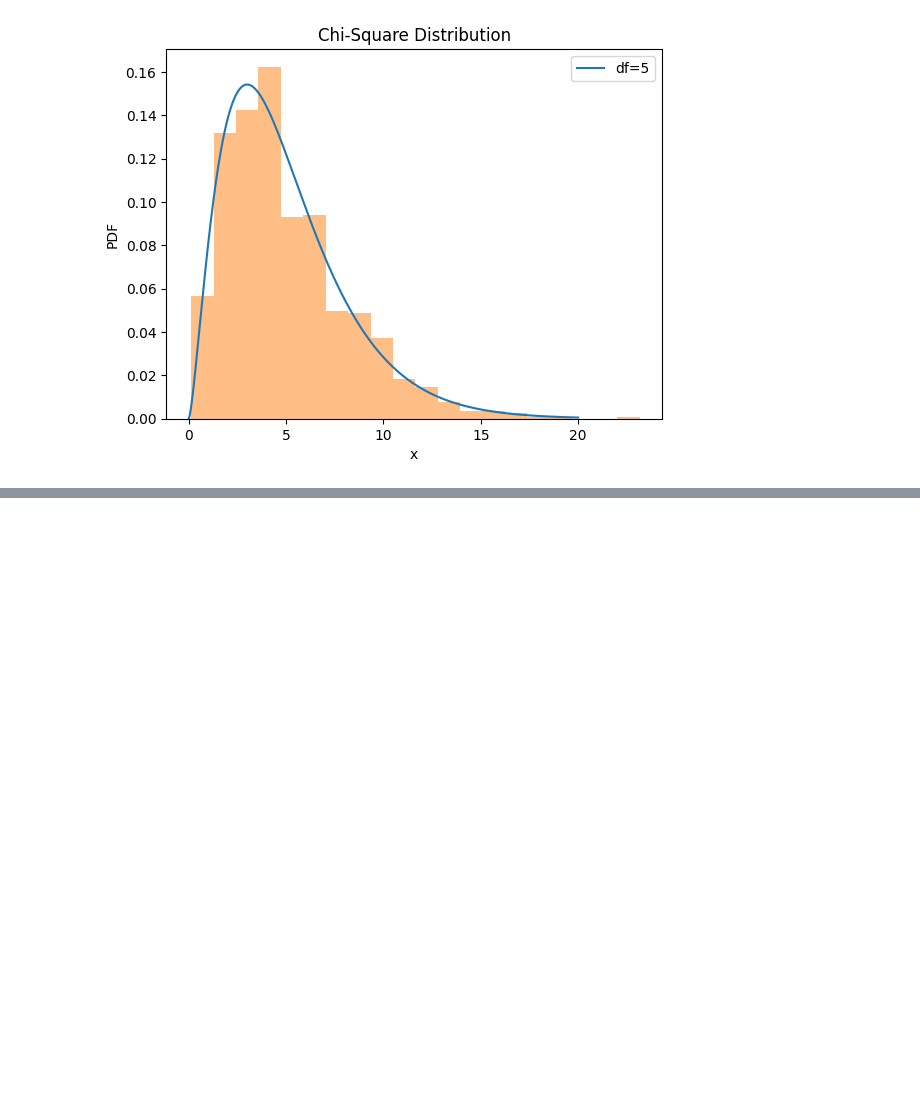
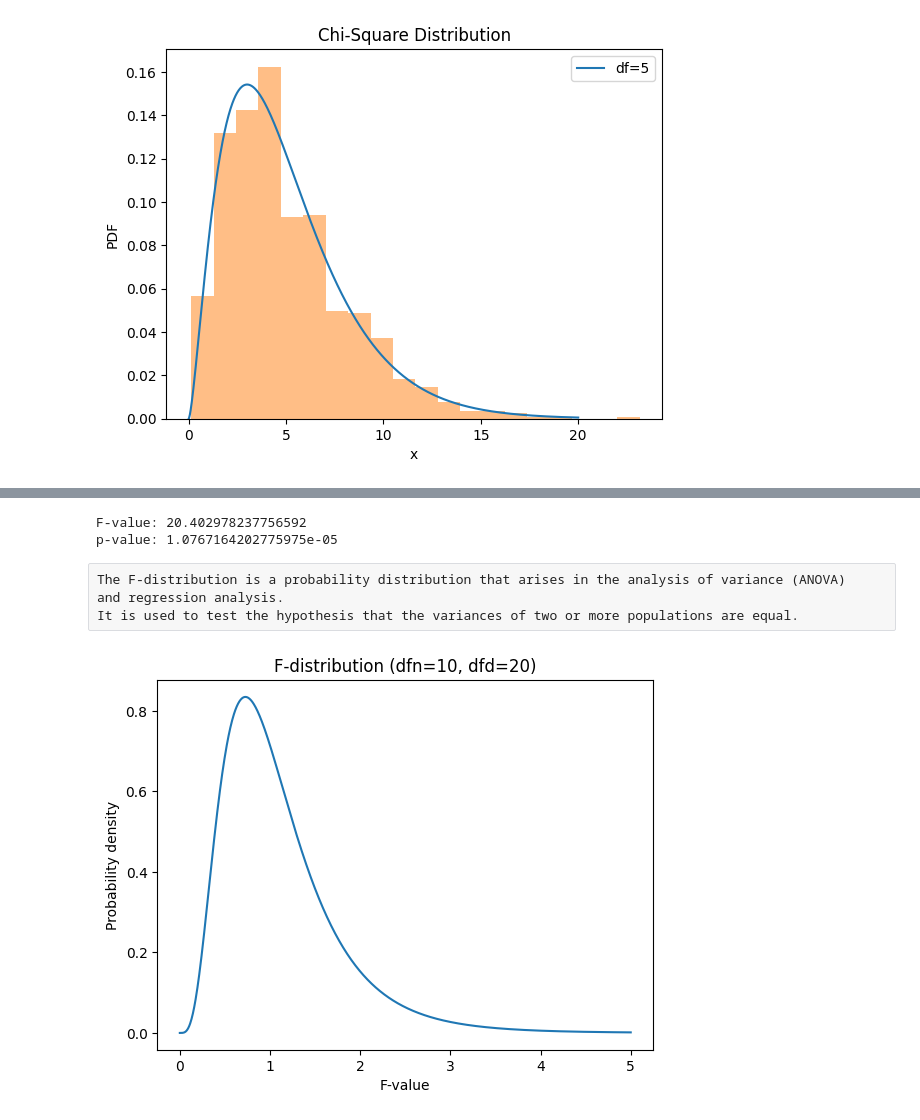
Before and after one commit to DPrakashMewari/StatisticsUsingPython, a Jupyter notebook: Most Common and Important Topics Statistic - 2.ipynb, the cells around one changed output, grey strips where cells are left out. Saved outputs shown, nothing was run; the diff lists cells and outputs as text; code cells hidden in the pictures; blank space fills up the shorter version.

```diff
--- a/Most Common and Important Topics Statistic - 2.ipynb
+++ b/Most Common and Important Topics Statistic - 2.ipynb
@@ -338,0 +353,46 @@ plt.show()
+# %%
+import scipy.stats as stats
+import numpy as np
+
+# generate two sets of random data
+sample1 = np.random.normal(loc=10, scale=3, size=100)
+sample2 = np.random.normal(loc=12, scale=3, size=100)
+
+# perform F-test
+F, p = stats.f_oneway(sample1, sample2)
+
+# print results
+print("F-value:", F)
+print("p-value:", p)
+
+
+
+# If the p-value is less than a chosen significance level (e.g., 0.05),
+# we reject the null hypothesis and conclude that the variances are significantly different.
+# %% [output]
+F-value: 20.402978237756592
+p-value: 1.0767164202775975e-05
+# %% [raw]
+The F-distribution is a probability distribution that arises in the analysis of variance (ANOVA)
+and regression analysis.
+It is used to test the hypothesis that the variances of two or more populations are equal.
+# %%
+import numpy as np
+import matplotlib.pyplot as plt
+import scipy.stats as stats
+
+# Define degrees of freedom for numerator and denominator
+dfn = 10
+dfd = 20
+# Generate F-distribution values
+x = np.linspace(0, 5, 1000)
+f = stats.f.pdf(x, dfn, dfd)
+
+# Plot F-distribution
+plt.plot(x, f)
+plt.xlabel('F-value')
+plt.ylabel('Probability density')
+plt.title('F-distribution (dfn=10, dfd=20)')
+plt.show()
+# %% [output]
+[figure, added]
```
Also changed, not shown: parts of 2 cells of this notebook.
